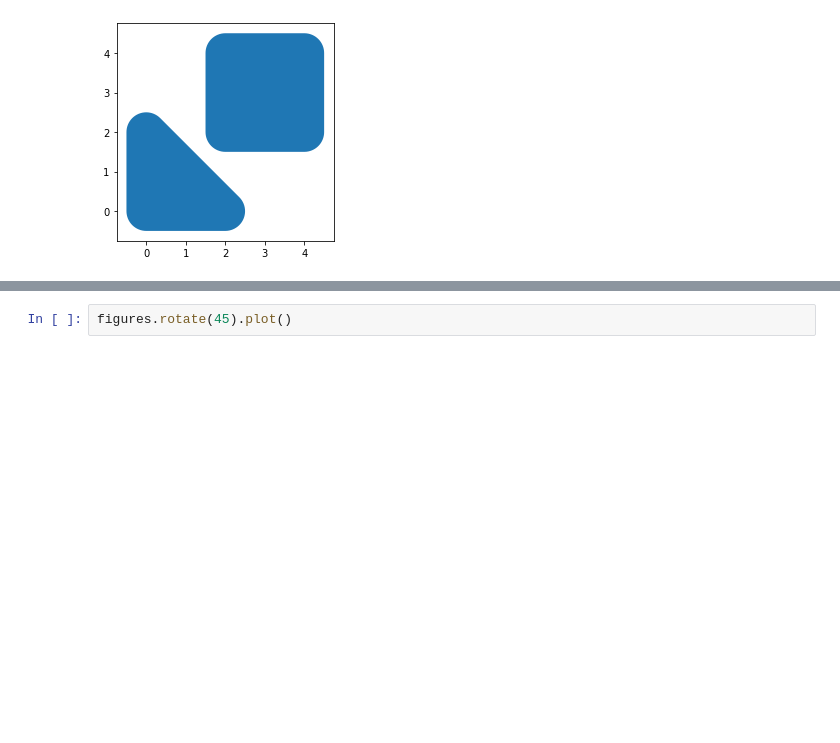
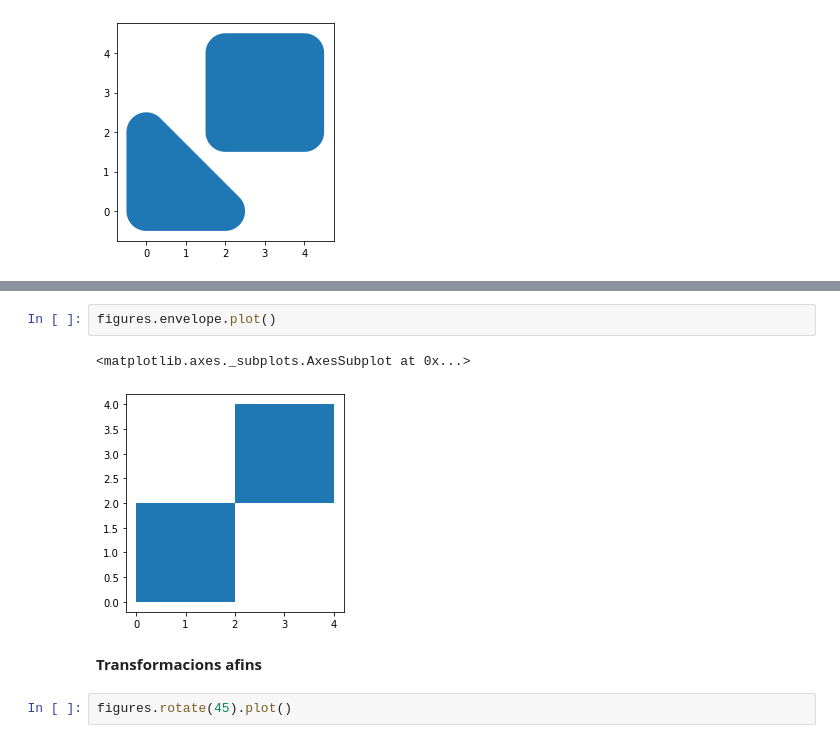
Before and after one commit to vboix2/Python, a Jupyter notebook: LlibCientifiques/GeoPandas.ipynb, the cells around one changed output, grey strips where cells are left out. Drawn from its saved outputs; the diff is of its cells as text; blank space fills up the shorter version.

```diff
--- a/LlibCientifiques/GeoPandas.ipynb
+++ b/LlibCientifiques/GeoPandas.ipynb
@@ -273,3 +168,10 @@ figures.buffer(0.5).plot()
+# %%
+figures.envelope.plot()
+# %% [output]
+<matplotlib.axes._subplots.AxesSubplot at 0x...>
+[figure, added]
+# %% [markdown]
+**Transformacions afins**
 # %%
 figures.rotate(45).plot()
 # %% [output]
```
Also changed, not shown: parts of 62 cells of this notebook.
